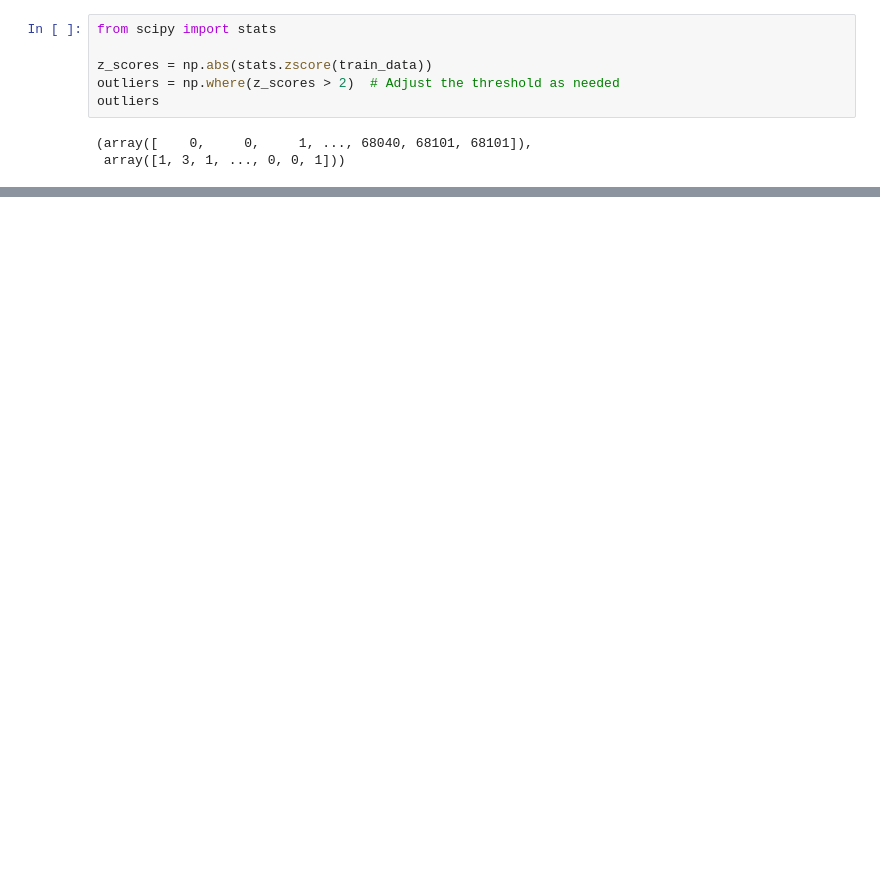
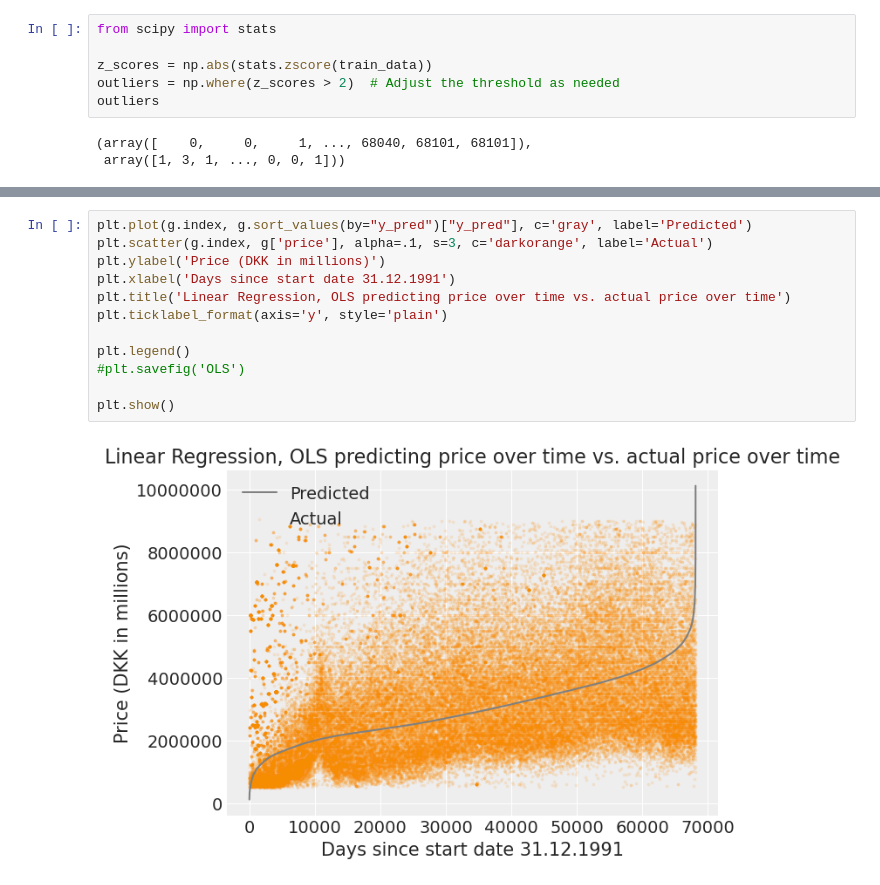
Before and after one commit to Pelvig1999/apartements, a Jupyter notebook: notebooks/Linearregression.ipynb, the cells around one changed output, grey strips where cells are left out. Drawn from its saved outputs; the diff is of its cells as text; blank space fills up the shorter version.

```diff
--- a/notebooks/Linearregression.ipynb
+++ b/notebooks/Linearregression.ipynb
@@ -201,0 +200,14 @@ plt.show()
+# %%
+plt.plot(g.index, g.sort_values(by="y_pred")["y_pred"], c='gray', label='Predicted')
+plt.scatter(g.index, g['price'], alpha=.1, s=3, c='darkorange', label='Actual')
+plt.ylabel('Price (DKK in millions)')
+plt.xlabel('Days since start date 31.12.1991')
+plt.title('Linear Regression, OLS predicting price over time vs. actual price over time')
+plt.ticklabel_format(axis='y', style='plain')
+
+plt.legend()
+#plt.savefig('OLS')
+
+plt.show()
+# %% [output]
+[figure, added]
```
Also changed, not shown: parts of 19 cells of this notebook, 4 other files.
